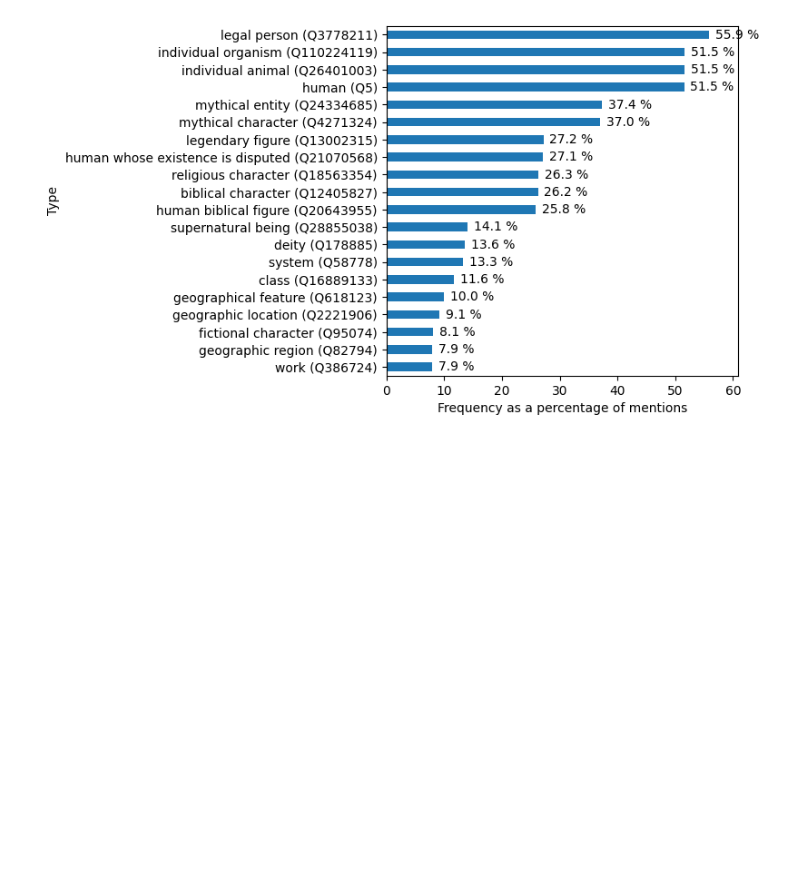
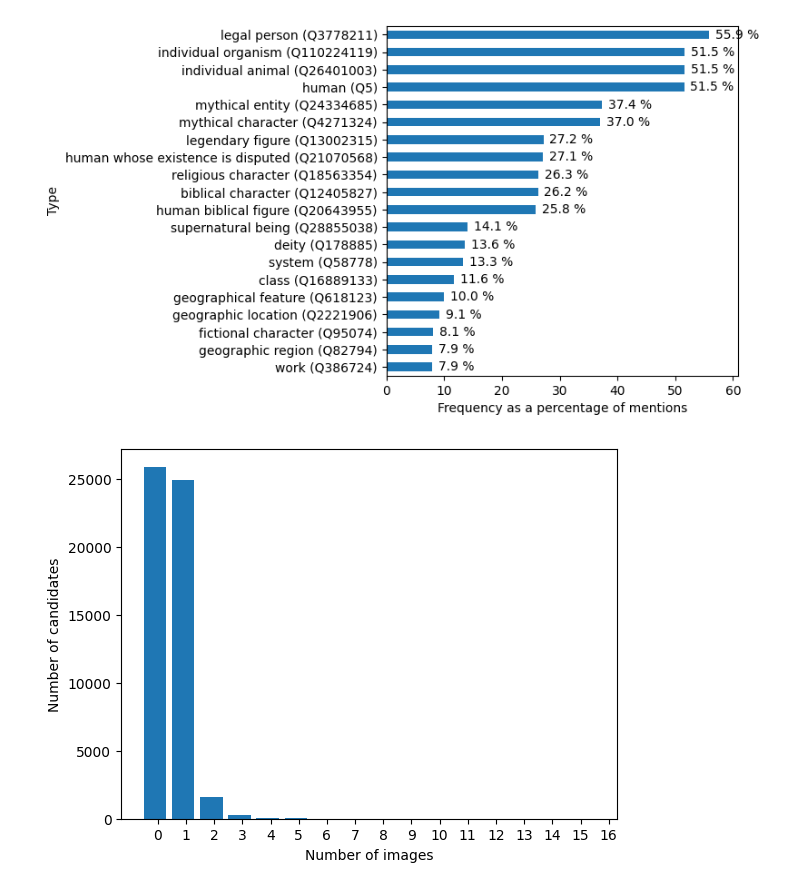
Before and after one commit to HPI-Information-Systems/MELArt, a Jupyter notebook: statistics_subjects.ipynb, the cells around one changed output. Drawn from its saved outputs; the diff is of its cells as text; code cells hidden in the pictures; blank space fills up the shorter version.

Commit message:
Images per entity histograms

```diff
--- a/statistics_subjects.ipynb
+++ b/statistics_subjects.ipynb
@@ -298,3 +298,12 @@ ax.set_yticklabels([f"{type_labels[type][0]} ({type})" for type in df_mention_ty
 plt.savefig("figures/top_types_mentions.pdf", format="pdf", bbox_inches='tight')
 # %% [output]
 [figure]
+# %%
+img_per_candidate=[len(candidates[qid]['images']) for qid in all_candidate_qids]
+plt.hist(img_per_candidate, bins=range(0, max(img_per_candidate)+1), width=0.8, align='left')
+plt.xticks(range(0, max(img_per_candidate)+1))
+plt.xlabel('Number of images')
+plt.ylabel('Number of candidates')
+plt.savefig("figures/images_per_candidate.pdf", format="pdf", bbox_inches='tight')
+# %% [output]
+[figure, added]
```
Also changed, not shown: parts of 1 cell of this notebook.
